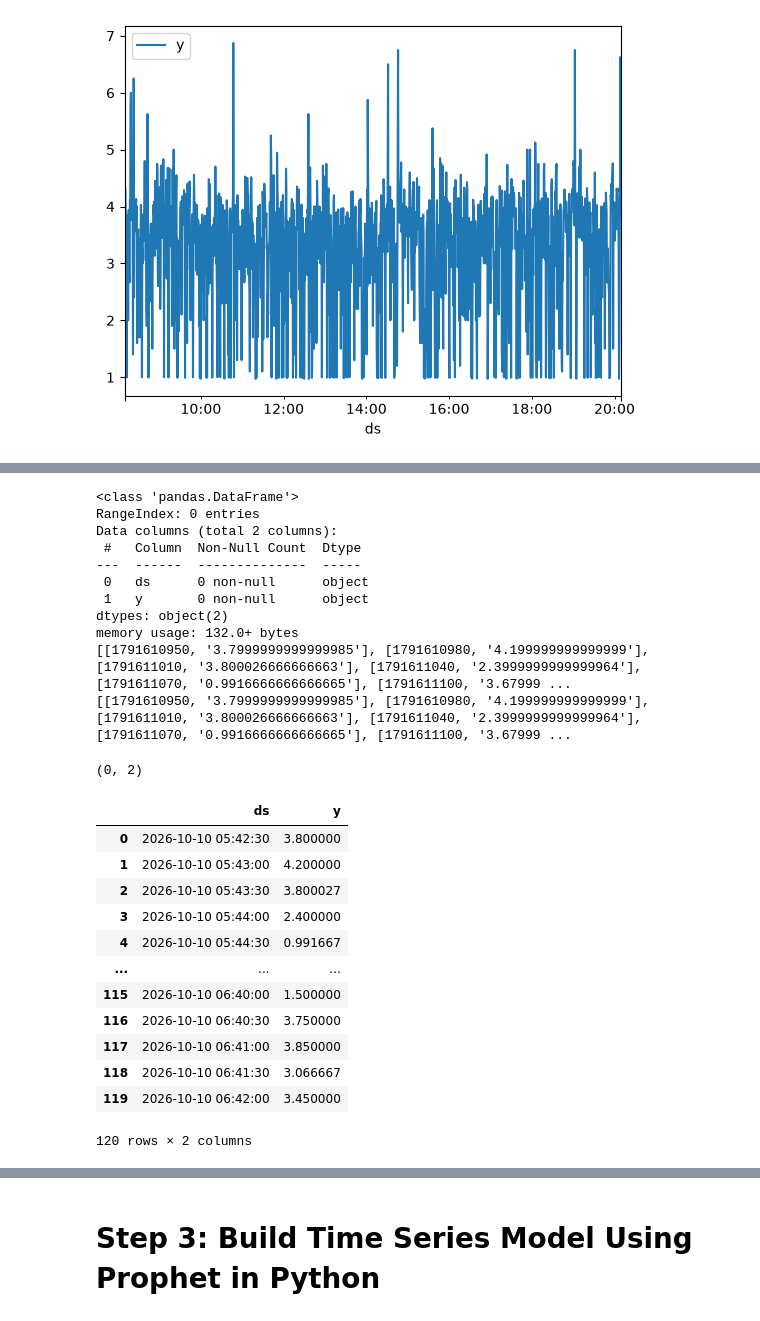
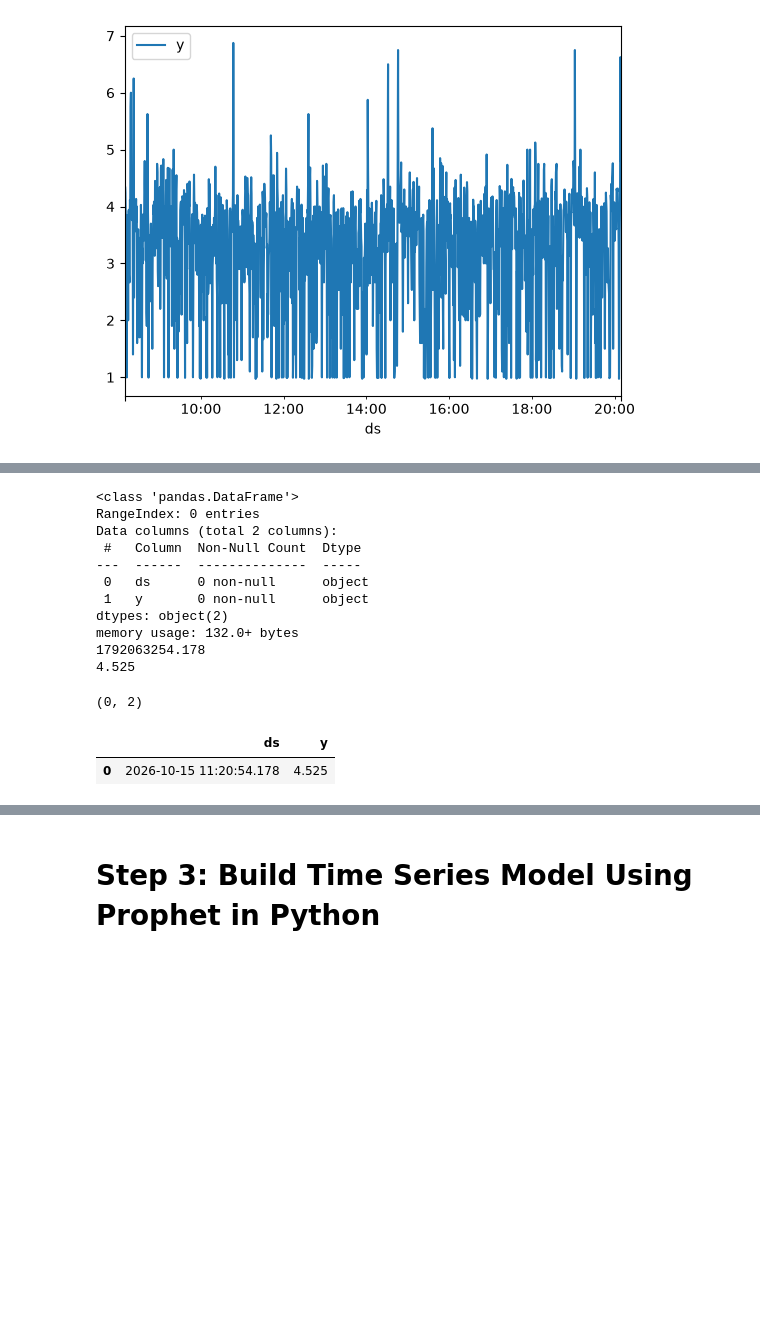
Before and after one commit to KoomeMartin/Observability-labs, a Jupyter notebook: anomaly-detection/prophet_anomaly_detection.ipynb, the cells around one changed output, grey strips where cells are left out. Saved outputs shown, nothing was run; the diff lists cells and outputs as text; code cells hidden in the pictures; blank space fills up the shorter version.

```diff
--- a/anomaly-detection/prophet_anomaly_detection.ipynb
+++ b/anomaly-detection/prophet_anomaly_detection.ipynb
@@ -105,7 +107,7 @@ df_train.plot(x="ds", y="y")
 [figure]
 # %%
 url_test_data = {
-    "query": "histogram_quantile( 0.95, sum by (le) (increase(istio_request_duration_milliseconds_bucket{destination_canonical_service='shippingservice', reporter='source'}[1m])))[1h:30s]"
+    "query": "histogram_quantile( 0.95, sum by (le) (increase(istio_request_duration_milliseconds_bucket{destination_canonical_service='shippingservice', reporter='source'}[1m])))"
     }
 test_url = "http://localhost:9090/api/v1/query"
 
@@ -138,7 +124,7 @@ result
 # %%
 df = pd.DataFrame(columns=['ds', 'y'])
-time = result[0]['values']
-val = result[0]['values']
+time = result[0]['value'][0]
+val = result[0]['value'][1]
 df.info()
 print(time)
 print(val)
@@ -152,8 +138,8 @@ Data columns (total 2 columns):
  1   y       0 non-null      object
 dtypes: object(2)
 memory usage: 132.0+ bytes
-[[1791610950, '3.7999999999999985'], [1791610980, '4.199999999999999'], [1791611010, '3.800026666666663'], [1791611040, '2.3999999999999964'], [1791611070, '0.9916666666666665'], [1791611100, '3.67999 ...
-[[1791610950, '3.7999999999999985'], [1791610980, '4.199999999999999'], [1791611010, '3.800026666666663'], [1791611040, '2.3999999999999964'], [1791611070, '0.9916666666666665'], [1791611100, '3.67999 ...
+1792063254.178
+4.525
 # %%
 df.shape
 # %% [output]
@@ -161,25 +147,9 @@ df.shape
 # %%
 new_row = {'ds': time, 'y': val}
 df.loc[0] = new_row
-# time and val are lists like [timestamp, value]; use the scalar parts only
-df = pd.DataFrame({
-    'ds': [item[0] for item in time],
-    'y': [float(item[1]) for item in val]
-})
-df['y'] = df['y'].astype(float)
+df['y']=df['y'].astype(float)
 df['ds'] = df['ds'].apply(lambda sec: datetime.fromtimestamp(sec))
 df
 # %% [output]
 |  | ds | y |
-| 0 | 2026-10-10 05:42:30 | 3.800000 |
-| 1 | 2026-10-10 05:43:00 | 4.200000 |
-| 2 | 2026-10-10 05:43:30 | 3.800027 |
-| 3 | 2026-10-10 05:44:00 | 2.400000 |
-| 4 | 2026-10-10 05:44:30 | 0.991667 |
-| ... | ... | ... |
-| 115 | 2026-10-10 06:40:00 | 1.500000 |
-| 116 | 2026-10-10 06:40:30 | 3.750000 |
-| 117 | 2026-10-10 06:41:00 | 3.850000 |
-| 118 | 2026-10-10 06:41:30 | 3.066667 |
-| 119 | 2026-10-10 06:42:00 | 3.450000 |
+| 0 | 2026-10-15 11:20:54.178 | 4.525 |
-120 rows × 2 columns
```
Also changed, not shown: parts of 9 cells of this notebook, 23 other files.
